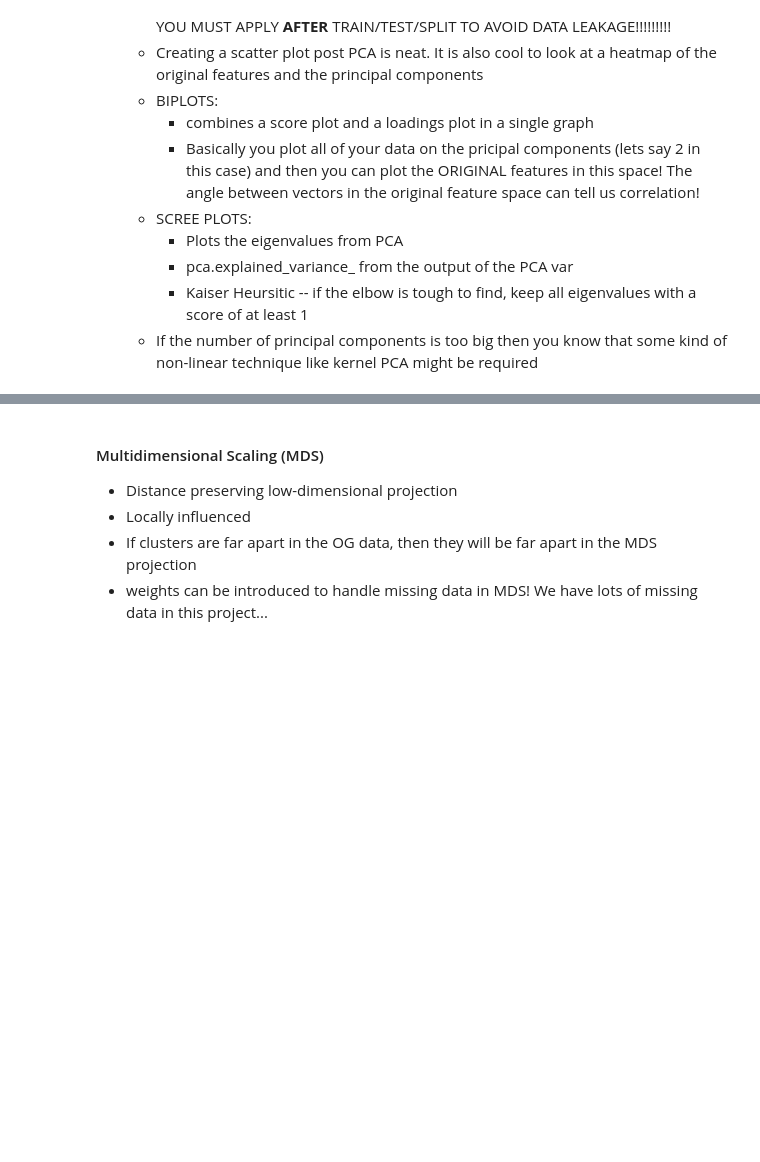
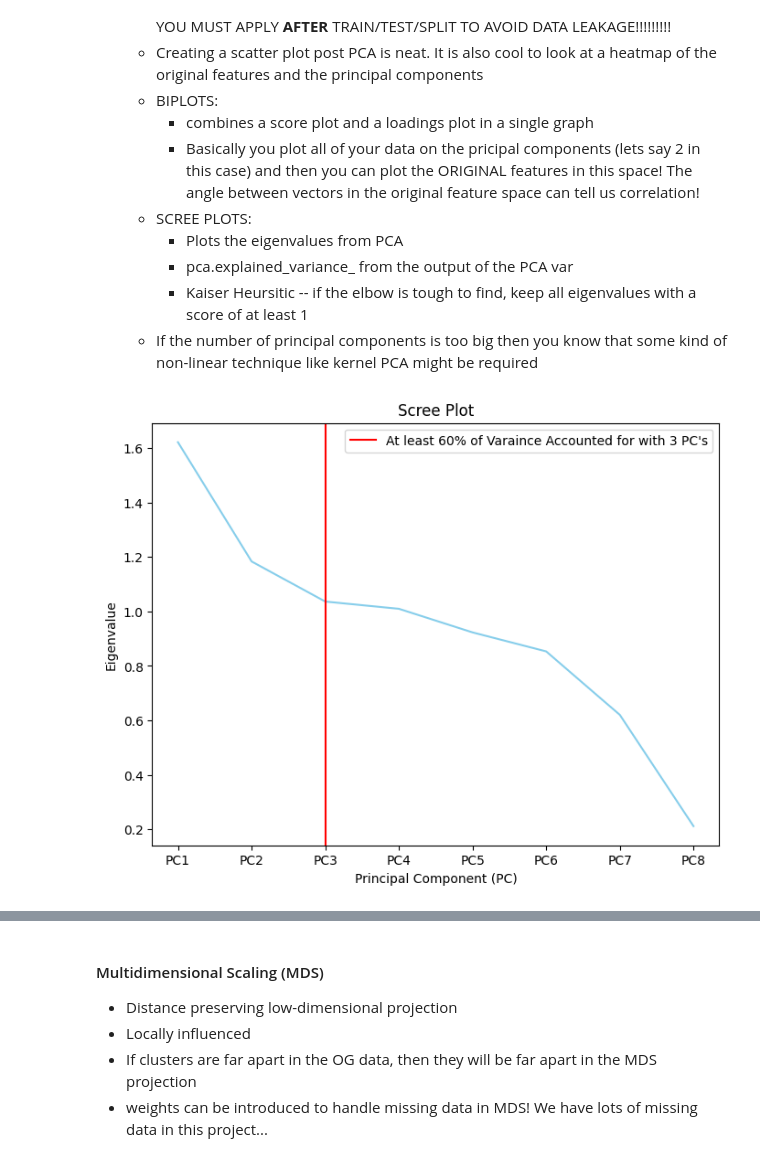
Before and after one commit to mvizzini951/MS2_NIL, a Jupyter notebook: unsupervised.ipynb, the cells around one changed output, grey strips where cells are left out. Saved outputs shown, nothing was run; the diff lists cells and outputs as text; code cells hidden in the pictures; blank space fills up the shorter version.

Commit message:
Scree Plot and BiPlot Added to PCA section of Unsupervised Learning

```diff
--- a/unsupervised.ipynb
+++ b/unsupervised.ipynb
@@ -15,0 +19,7 @@ import matplotlib.pyplot as plt
+# %%
+# Read in the cleaned CSV  for football
+dfFootball = pd.read_csv("cleaned_files/football_clean.csv")
+
+# Since we cannot work with any NAN values and we are in the process of data cleaning we are going to ignore these values for now...
+dfFootballClean = dfFootball.dropna()
+print(dfFootballClean.shape)
@@ -15,0 +28,4 @@ import matplotlib.pyplot as plt
+# %%
+X_train, y_train, X_valid, y_valid, X_test, y_test = custom_train_test_split(dfFootballClean)
+print(X_train.shape)
+print(y_train.shape)
@@ -37,7 +56,7 @@ It is sometimes good for very large, high-dimensional datasets to use PCA and th
         - Kaiser Heursitic -- if the elbow is tough to find, keep all eigenvalues with a score of at least 1
     - If the number of principal components is too big then you know that some kind of non-linear technique like kernel PCA might be required
 # %%
-def custom_Scree(X_train, n_comp=10, threshold=0.8):
+def custom_Scree(X_train, n_comp=8, threshold=0.8):
     """
         :: Input(s) ::
             X_train - training data
@@ -52,15 +71,27 @@ def custom_Scree(X_train, n_comp=10, threshold=0.8):
             2. Help the user determine the minumum number of components in order to consider utilizing PCA
     """
 
+    # We need to reduce the columns of this dataframe down to only those columns that are non-categorical!
+    # For now I can just implement within this fucntion but maybe this will be part of the data cleaning later on?
+    cols2Keep = ['HEIGHT_IN', 'WEIGHT_LBS', 'SKILL_', 'COLLDIST_MI',
+                 'NUMOFF', 'INSTA_LONG', 'TWIT_LONG', 'TIK_LONG']
+
+    X_train = X_train[cols2Keep]
+
     # Normalize the data prior to performing PCA!
     # This is crucial as we do not want magnitude of a feature to play a role
     X_train_Norm = StandardScaler().fit_transform(X_train)
     pca = PCA(n_components=n_comp)
     X_pca = pca.fit_transform(X_train_Norm)
 
+    # Since the n_comp is dynamic, we need a dynamic way to show the PC's
+    PCs = []
+    for i in range(n_comp):
+        PCs.append('PC{}'.format(i+1))
+
     # Generate the Cumulative Sum of Explained Variance
     dfCumul = pd.DataFrame({'explained_var_ratio': pca.explained_variance_ratio_,
-                            'PC': ['PC1', 'PC2', 'PC3', 'PC4', 'PC5', 'PC6', 'PC7', 'PC8', 'PC9', 'PC10']})
+                            'PC': PCs})
 
     dfCumul['cumulative_variance'] = dfCumul['explained_var_ratio'].cumsum()
     threshold = threshold
@@ -68,7 +99,7 @@ def custom_Scree(X_train, n_comp=10, threshold=0.8):
 
     # Generate the Scree Plot
     dfScree = pd.DataFrame({'eigenvalue': np.sqrt(pca.explained_variance_),
-                            'PC': ['PC1', 'PC2', 'PC3', 'PC4', 'PC5', 'PC6', 'PC7', 'PC8', 'PC9', 'PC10']})
+                            'PC': PCs})
 
     plt.figure(figsize=(8,6))
     plt.plot(dfScree['PC'],
@@ -86,6 +117,10 @@ def custom_Scree(X_train, n_comp=10, threshold=0.8):
     plt.show()
 
     return None
+# %%
+custom_Scree(X_train, n_comp=8, threshold=0.6)
+# %% [output]
+[figure, added]
 # %%
 def custom_BiPlot(X_train):
     """
```
Also changed, not shown: parts of 5 cells of this notebook.
